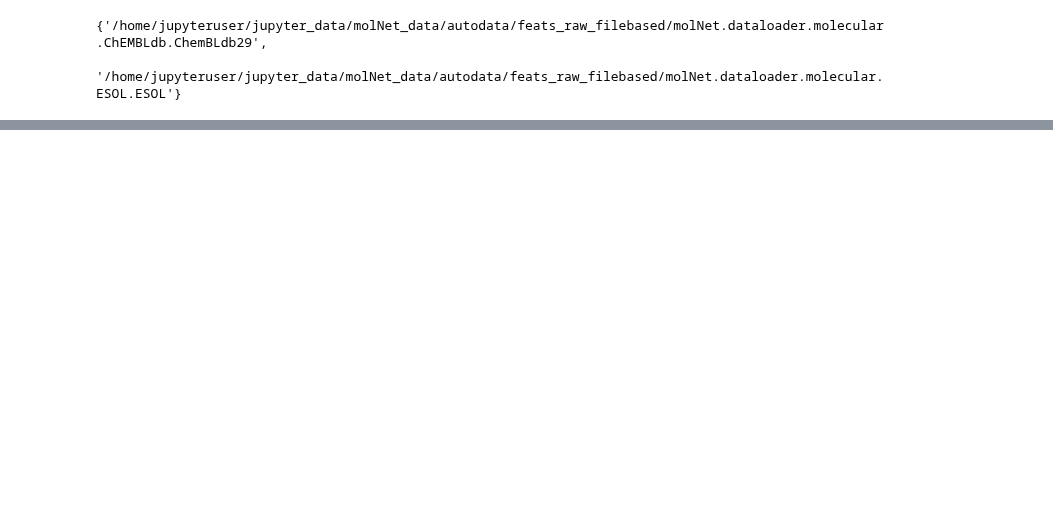
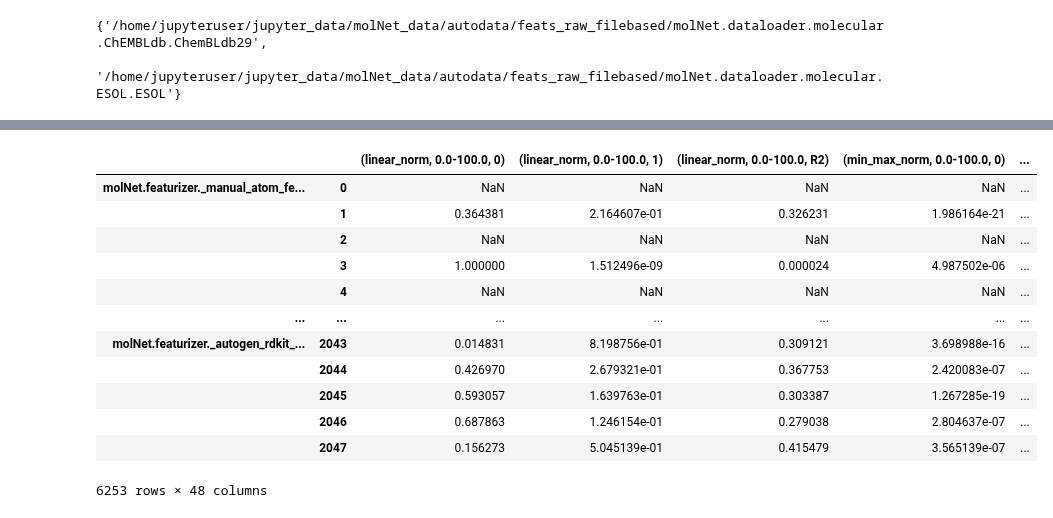
Before and after one commit to JulianKimmig/molNet, a Jupyter notebook: tools/ecdf/esdf data gen.ipynb, the cells around one changed output, grey strips where cells are left out. Drawn from its saved outputs; the diff is of its cells as text; code cells hidden in the pictures; blank space fills up the shorter version.

```diff
--- a/tools/ecdf/esdf data gen.ipynb
+++ b/tools/ecdf/esdf data gen.ipynb
@@ -722,8 +720,8 @@ def create_feat_norm(featurizer,path,redo=[]):
         redo = []
 
     try:
-        with open(path,"r+b") as f:
-            featurizer_norm = pickle.load(f)
+        featurizer_norm = pd.read_excel(path,index_col=[0,1], header=[0, 1,2])
+        featurizer_norm.columns = featurizer_norm.columns.to_flat_index()
     except FileNotFoundError:
         featurizer_norm = pd.DataFrame()
 
@@ -790,8 +788,12 @@ def create_feat_norm(featurizer,path,redo=[]):
              #   wsmoothed_y_1_99=wsmoothed_y[wsmoothed_1_99]
 
     finally:
-        with open(path,"w+b") as f:
-            pickle.dump(featurizer_norm,f)
+        df= featurizer_norm.copy()
+        df.columns = pd.MultiIndex.from_tuples(df.columns, names=['normalization','range','parameter'])
+        df.sort_index(inplace=True)
+        s,c = df.columns.sortlevel()
+        df = df[s]
+        df.to_excel(path)
 
     return featurizer_norm
 # %%
@@ -799,2 +801,2 @@ featurizer_norm = create_feat_norm(molNet.featurizer.get_atom_featurizer_info(),
 # %%
-featurizer_norm = create_feat_norm(molNet.featurizer.get_molecule_featurizer_info(),"featurizer_norm.pd")
+featurizer_norm = create_feat_norm(molNet.featurizer.get_molecule_featurizer_info(),"featurizer_norm.xlsx")
@@ -805,0 +819,22 @@ featurizer_norm
+# %%
+df= featurizer_norm.copy()
+df.columns = pd.MultiIndex.from_tuples(df.columns, names=['normalization','range','parameter'])
+df.sort_index(inplace=True)
+s,c = df.columns.sortlevel()
+df = df[s]
+df.to_excel("featurizer_norm.xlsx")
+featurizer_norm
+# %% [output]
+|  |  | (linear_norm, 0.0-100.0, 0) | (linear_norm, 0.0-100.0, 1) | (linear_norm, 0.0-100.0, R2) | (min_max_norm, 0.0-100.0, 0) | ... |
+| molNet.featurizer._manual_atom_fe... | 0 | NaN | NaN | NaN | NaN | ... |
+|  | 1 | 0.364381 | 2.164607e-01 | 0.326231 | 1.986164e-21 | ... |
+|  | 2 | NaN | NaN | NaN | NaN | ... |
+|  | 3 | 1.000000 | 1.512496e-09 | 0.000024 | 4.987502e-06 | ... |
+|  | 4 | NaN | NaN | NaN | NaN | ... |
+| ... | ... | ... | ... | ... | ... | ... |
+| molNet.featurizer._autogen_rdkit_... | 2043 | 0.014831 | 8.198756e-01 | 0.309121 | 3.698988e-16 | ... |
+|  | 2044 | 0.426970 | 2.679321e-01 | 0.367753 | 2.420083e-07 | ... |
+|  | 2045 | 0.593057 | 1.639763e-01 | 0.303387 | 1.267285e-19 | ... |
+|  | 2046 | 0.687863 | 1.246154e-01 | 0.279038 | 2.804637e-07 | ... |
+|  | 2047 | 0.156273 | 5.045139e-01 | 0.415479 | 3.565139e-07 | ... |
+6253 rows × 48 columns
```
Also changed, not shown: parts of 6 cells of this notebook, 1 other file.
